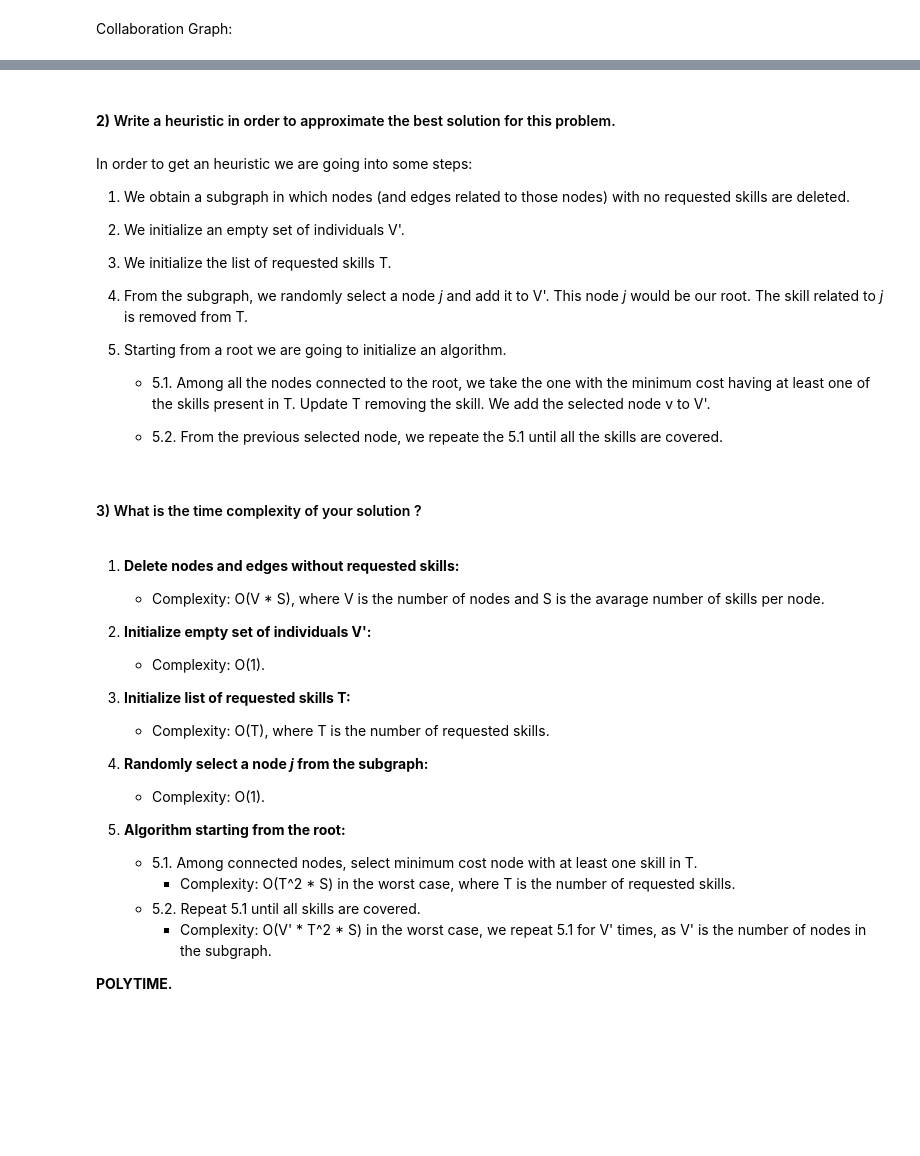
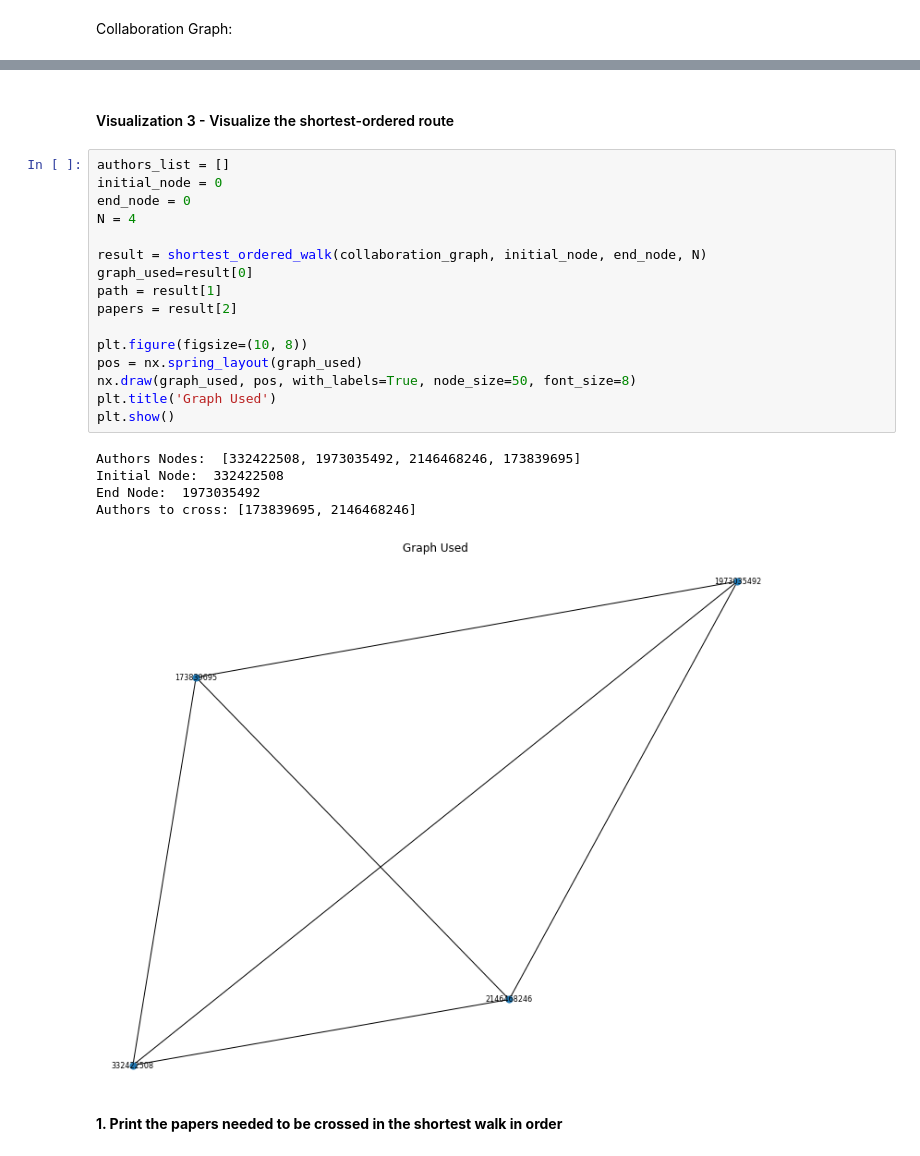
Before and after one commit to giuprinzi/ADM_HW5_GROUP7, a Jupyter notebook: main.ipynb, the cells around one changed output, grey strips where cells are left out. Saved outputs shown, nothing was run; the diff lists cells and outputs as text; blank space fills up the shorter version.

```diff
--- a/main.ipynb
+++ b/main.ipynb
@@ -705,36 +775,26 @@ print(tabulate(centrality_table, headers='firstrow'))
-# %% [markdown]
-#### **2)** Write a heuristic in order to approximate the best solution for this problem.
-# %% [markdown]
-In order to get an heuristic we are going into some steps:
-
-1. We obtain a subgraph in which nodes (and edges related to those nodes) with no requested skills are deleted.
-2. We initialize an empty set of individuals V'.
-3. We initialize the list of requested skills T.
-4. From the subgraph, we randomly select a node *j* and add it to V'. This node *j* would be our root. The skill related to *j* is removed from T.
-5. Starting from a root we are going to initialize an algorithm.
-
-    - 5.1. Among all the nodes connected to the root, we take the one with the minimum cost having at least one of the skills present in T. Update T removing the skill. We add the selected node v to V'.
-
-    - 5.2. From the previous selected node, we repeate the 5.1 until all the skills are covered.
-# %% [markdown]
-#### 3) What is the time complexity of your solution ?
-# %% [markdown]
-1. **Delete nodes and edges without requested skills:**
-    - Complexity: O(V * S), where V is the number of nodes and S is the avarage number of skills per node.
-
-2. **Initialize empty set of individuals V':**
-    - Complexity: O(1).
-
-3. **Initialize list of requested skills T:**
-    - Complexity: O(T), where T is the number of requested skills.
-
-4. **Randomly select a node *j* from the subgraph:**
-    - Complexity: O(1).
-
-5. **Algorithm starting from the root:**
-    - 5.1. Among connected nodes, select minimum cost node with at least one skill in T.
-        - Complexity: O(T^2 * S) in the worst case, where T is the number of requested skills.
-    - 5.2. Repeat 5.1 until all skills are covered.
-        - Complexity: O(V' * T^2 * S) in the worst case, we repeat 5.1 for V' times, as V' is the number of nodes in the subgraph.
-
-**POLYTIME.**
+# %% [markdown]
+#### Visualization 3 - Visualize the shortest-ordered route
+# %%
+authors_list = []
+initial_node = 0
+end_node = 0
+N = 4
+
+result = shortest_ordered_walk(collaboration_graph, initial_node, end_node, N)
+graph_used=result[0]
+path = result[1]
+papers = result[2]
+
+plt.figure(figsize=(10, 8))
+pos = nx.spring_layout(graph_used)
+nx.draw(graph_used, pos, with_labels=True, node_size=50, font_size=8)
+plt.title('Graph Used')
+plt.show()
+# %% [output]
+Authors Nodes:  [332422508, 1973035492, 2146468246, 173839695]
+Initial Node:  332422508
+End Node:  1973035492
+Authors to cross: [173839695, 2146468246]
+[figure, added]
+# %% [markdown]
+**1. Print the papers needed to be crossed in the shortest walk in order**
```
Also changed, not shown: parts of 51 cells of this notebook.
